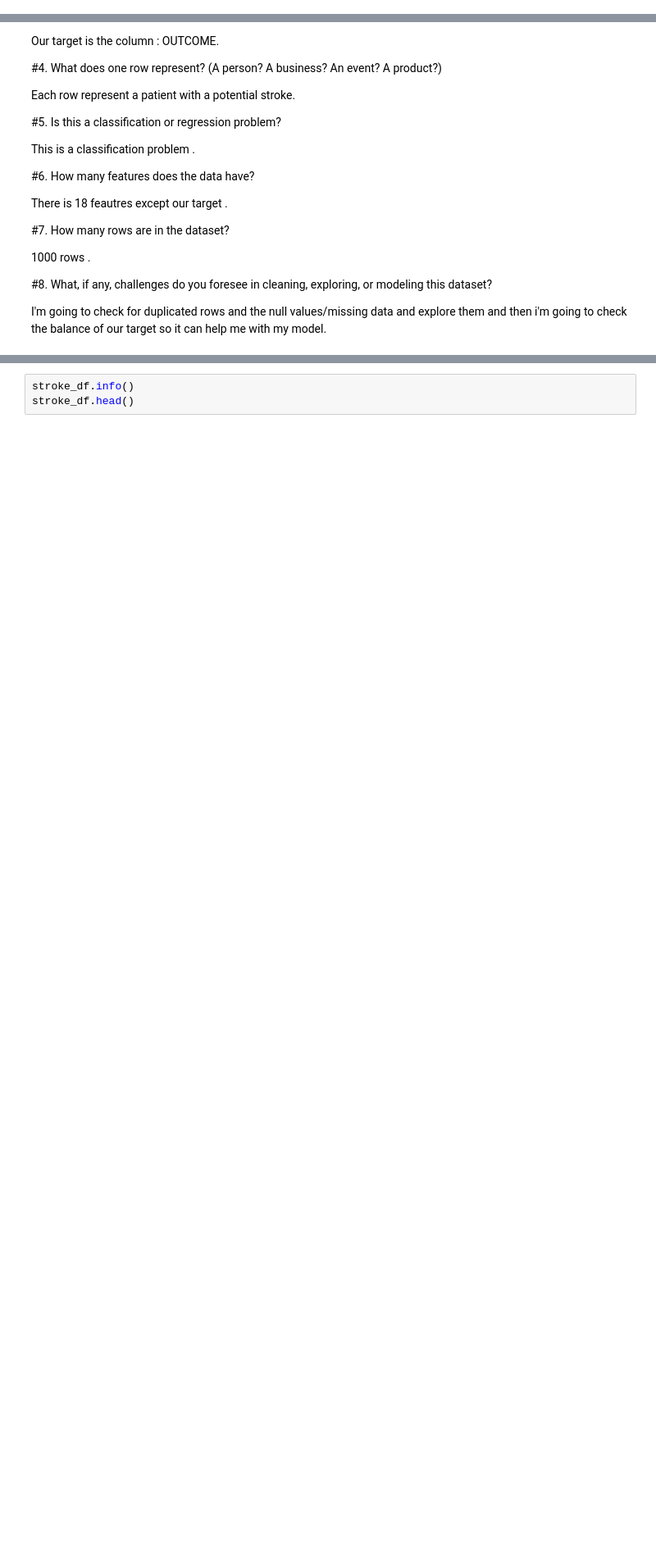
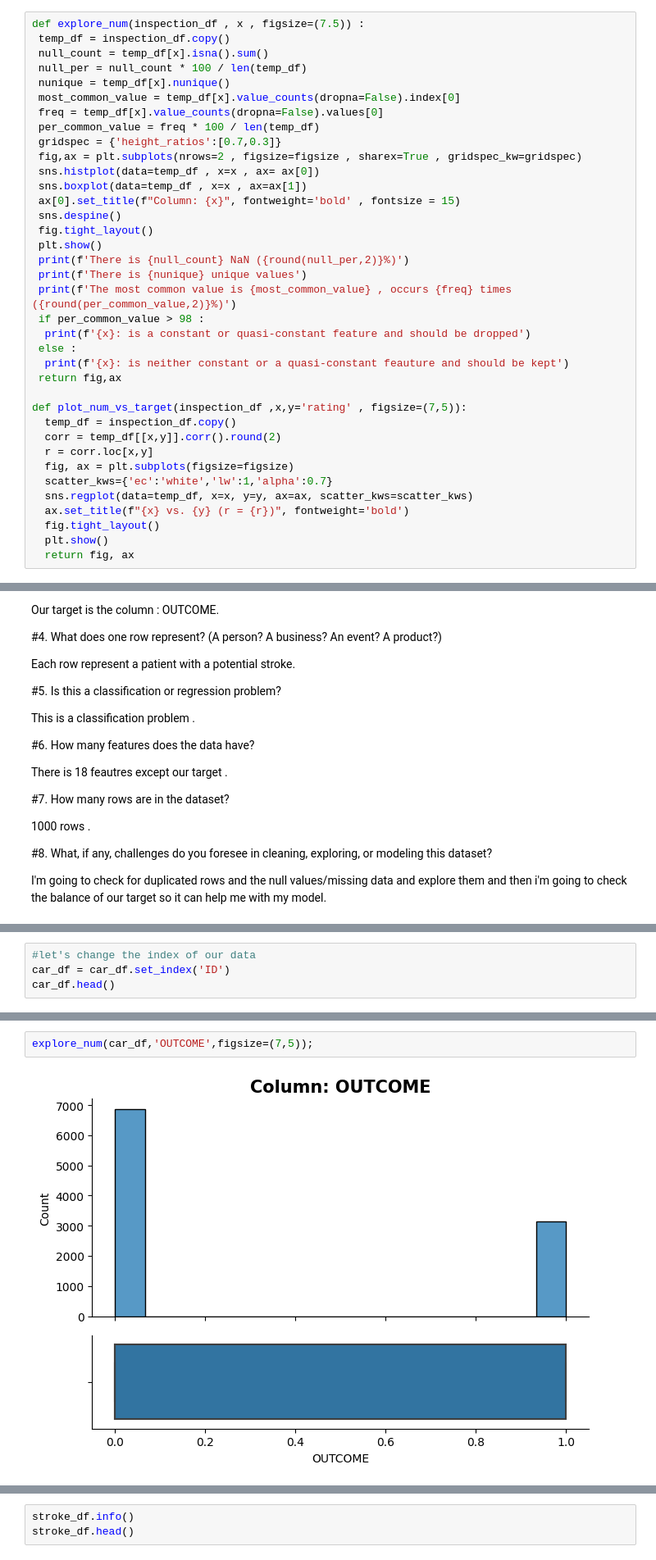
Before and after one commit to medayoubaziz/Car_insurance_predictions, a Jupyter notebook: Project_2.ipynb, the cells around one changed output, grey strips where cells are left out. Shown at 82% size. Cells and saved outputs as stored; diff of their text form; blank space fills up the shorter version.

```diff
--- a/Project_2.ipynb
+++ b/Project_2.ipynb
@@ -30,3 +72,40 @@ Drive already mounted at /content/drive; to attempt to forcibly remount, call dr
+# %%
+def explore_num(inspection_df , x , figsize=(7.5)) :
+ temp_df = inspection_df.copy()
+ null_count = temp_df[x].isna().sum()
+ null_per = null_count * 100 / len(temp_df)
+ nunique = temp_df[x].nunique()
+ most_common_value = temp_df[x].value_counts(dropna=False).index[0]
+ freq = temp_df[x].value_counts(dropna=False).values[0]
+ per_common_value = freq * 100 / len(temp_df)
+ gridspec = {'height_ratios':[0.7,0.3]}
+ fig,ax = plt.subplots(nrows=2 , figsize=figsize , sharex=True , gridspec_kw=gridspec)
+ sns.histplot(data=temp_df , x=x , ax= ax[0])
+ sns.boxplot(data=temp_df , x=x , ax=ax[1])
+ ax[0].set_title(f"Column: {x}", fontweight='bold' , fontsize = 15)
+ sns.despine()
+ fig.tight_layout()
+ plt.show()
+ print(f'There is {null_count} NaN ({round(null_per,2)}%)')
+ print(f'There is {nunique} unique values')
+ print(f'The most common value is {most_common_value} , occurs {freq} times ({round(per_common_value,2)}%)')
+ if per_common_value > 98 :
+  print(f'{x}: is a constant or quasi-constant feature and should be dropped')
+ else :
+  print(f'{x}: is neither constant or a quasi-constant feauture and should be kept')
+ return fig,ax
+
+def plot_num_vs_target(inspection_df ,x,y='rating' , figsize=(7,5)):
+  temp_df = inspection_df.copy()
+  corr = temp_df[[x,y]].corr().round(2)
+  r = corr.loc[x,y]
+  fig, ax = plt.subplots(figsize=figsize)
+  scatter_kws={'ec':'white','lw':1,'alpha':0.7}
+  sns.regplot(data=temp_df, x=x, y=y, ax=ax, scatter_kws=scatter_kws)
+  ax.set_title(f"{x} vs. {y} (r = {r})", fontweight='bold')
+  fig.tight_layout()
+  plt.show()
+  return fig, ax
 # %%
 car_df.info()
 car_df.head()
@@ -88,0 +207,4 @@ I'm going to check for duplicated rows and the null values/missing data and expl
+# %%
+#let's change the index of our data
+car_df = car_df.set_index('ID')
+car_df.head()
@@ -88,0 +234,4 @@ I'm going to check for duplicated rows and the null values/missing data and expl
+# %%
+explore_num(car_df,'OUTCOME',figsize=(7,5));
+# %% [output]
+[figure, added]
```
Also changed, not shown: parts of 112 cells of this notebook.
